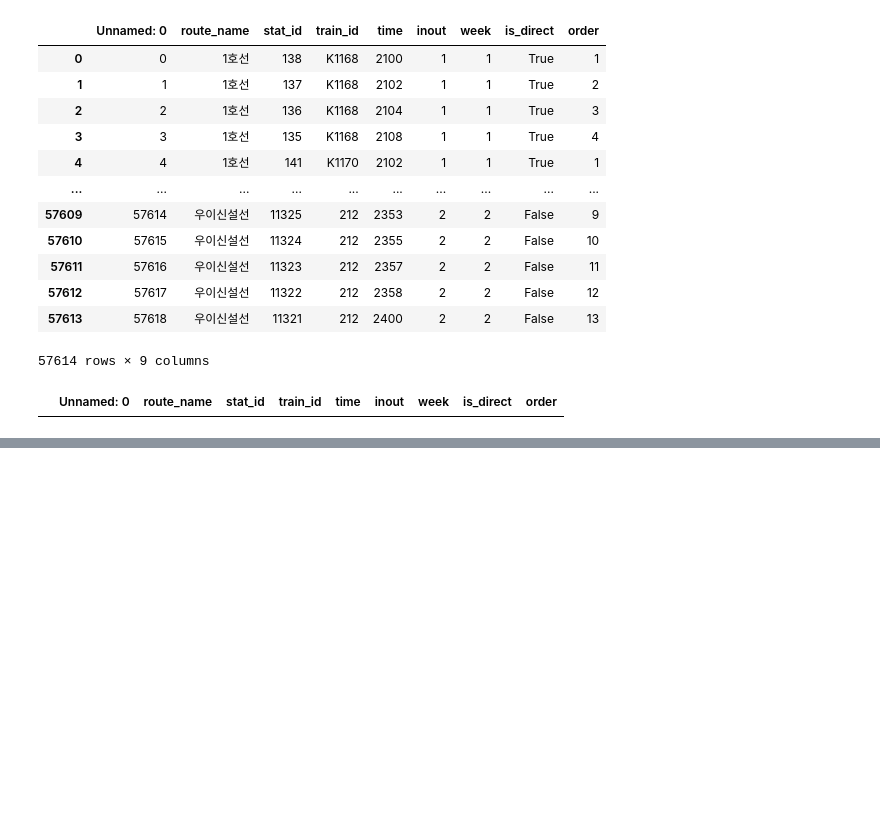
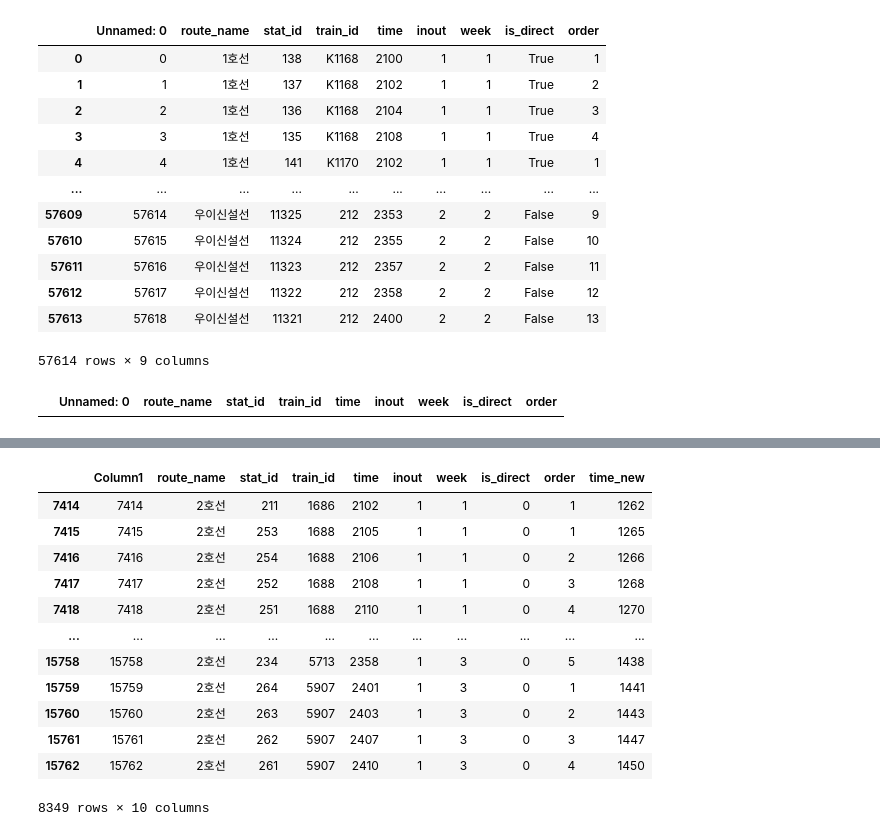
Before and after one commit to 23-1-CauCapstone-Team3/DataPreprocessing, a Jupyter notebook: train/seoul.ipynb, the cells around one changed output, grey strips where cells are left out. Drawn from its saved outputs; the diff is of its cells as text; code cells hidden in the pictures; blank space fills up the shorter version.

```diff
--- a/train/seoul.ipynb
+++ b/train/seoul.ipynb
@@ -547,0 +569,4 @@ timetable.to_csv("../train/timetable/result_total_timetable_withOrder_0605.csv")
+# %%
+timetable["inout"][(timetable["route_name"] == "2호선") & (timetable["inout"] == 1)] = 2
+timetable["inout"][(timetable["route_name"] == "2호선")
+                   & (timetable["inout"] == 2)] = 1
@@ -547,0 +582,16 @@ timetable.to_csv("../train/timetable/result_total_timetable_withOrder_0605.csv")
+# %%
+timetable[(timetable["route_name"] == "2호선") & (timetable["inout"] == 1)]
+# %% [output]
+|  | Column1 | route_name | stat_id | train_id | time | inout | week | is_direct | order | time_new |
+| 7414 | 7414 | 2호선 | 211 | 1686 | 2102 | 1 | 1 | 0 | 1 | 1262 |
+| 7415 | 7415 | 2호선 | 253 | 1688 | 2105 | 1 | 1 | 0 | 1 | 1265 |
+| 7416 | 7416 | 2호선 | 254 | 1688 | 2106 | 1 | 1 | 0 | 2 | 1266 |
+| 7417 | 7417 | 2호선 | 252 | 1688 | 2108 | 1 | 1 | 0 | 3 | 1268 |
+| 7418 | 7418 | 2호선 | 251 | 1688 | 2110 | 1 | 1 | 0 | 4 | 1270 |
+| ... | ... | ... | ... | ... | ... | ... | ... | ... | ... | ... |
+| 15758 | 15758 | 2호선 | 234 | 5713 | 2358 | 1 | 3 | 0 | 5 | 1438 |
+| 15759 | 15759 | 2호선 | 264 | 5907 | 2401 | 1 | 3 | 0 | 1 | 1441 |
+| 15760 | 15760 | 2호선 | 263 | 5907 | 2403 | 1 | 3 | 0 | 2 | 1443 |
+| 15761 | 15761 | 2호선 | 262 | 5907 | 2407 | 1 | 3 | 0 | 3 | 1447 |
+| 15762 | 15762 | 2호선 | 261 | 5907 | 2410 | 1 | 3 | 0 | 4 | 1450 |
+8349 rows × 10 columns
```
Also changed, not shown: parts of 6 cells of this notebook, 1 other file.
